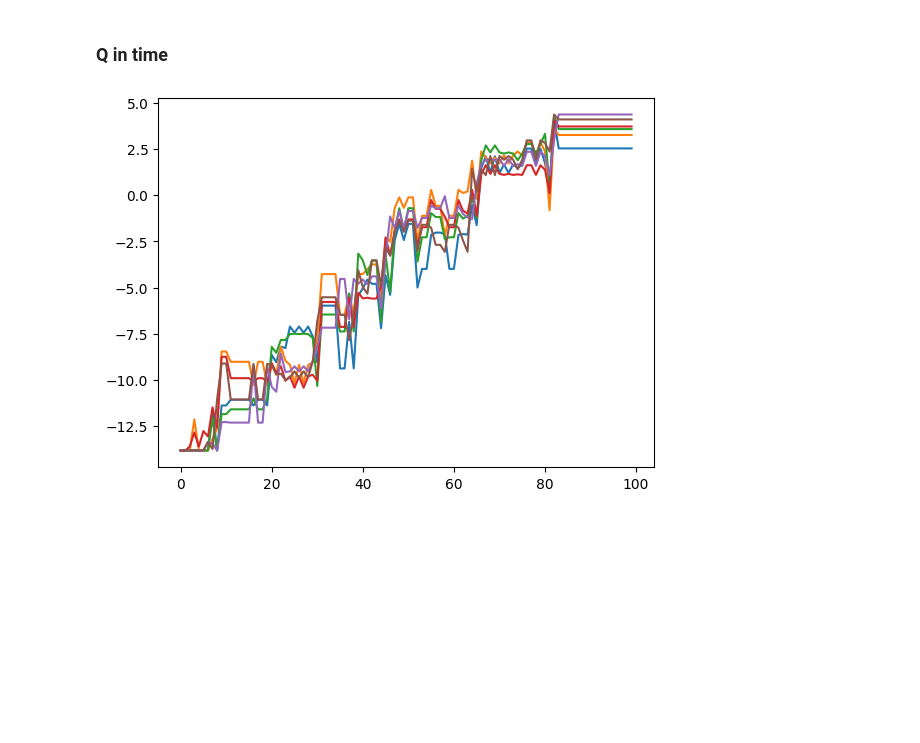
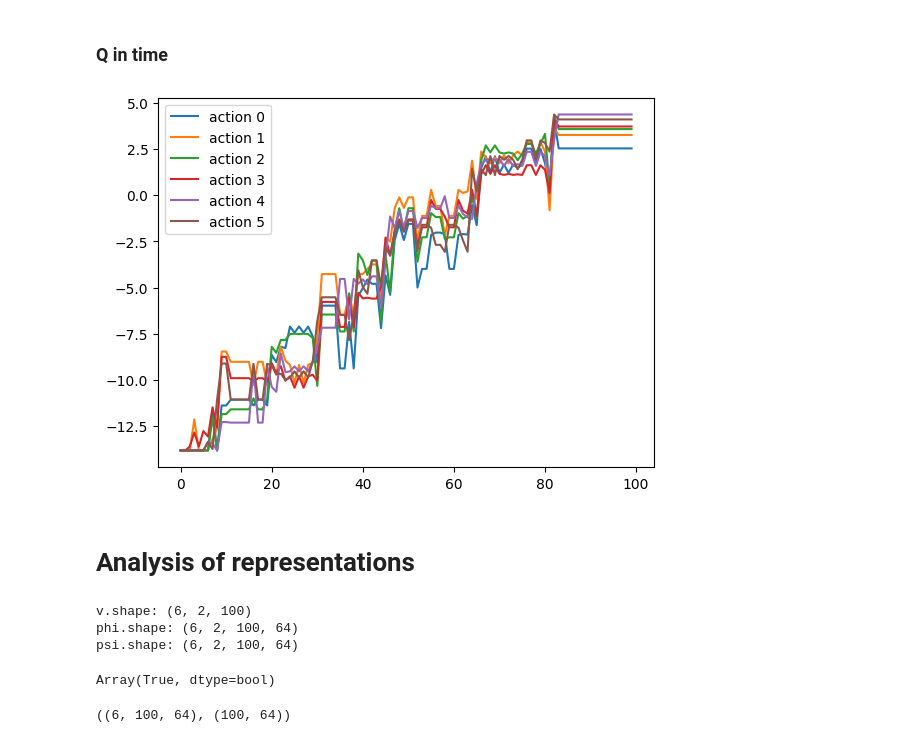
Before and after one commit to wladekpal/golden-standard, a Jupyter notebook: src/notebooks/18_07_25_post_hoc_analysis.ipynb, the cells around one changed output. Cells and saved outputs as stored; diff of their text form; code cells hidden in the pictures; blank space fills up the shorter version.

```diff
--- a/src/notebooks/18_07_25_post_hoc_analysis.ipynb
+++ b/src/notebooks/18_07_25_post_hoc_analysis.ipynb
@@ -249,7 +250,29 @@ plt.show()
 ### Q in time
 # %%
 for i in range(qs.shape[1]):
-    plt.plot(qs[:,i])
+    plt.plot(qs[:,i], label=f'action {i}')
+plt.legend()
 plt.show()
 # %% [output]
-[figure, old version]
+[figure, new version]
+# %% [markdown]
+# Analysis of representations
+# %%
+v, phi, psi= jax.vmap(agent.network.select('critic'), in_axes=(None, None, 1, None))(tr_states.reshape(tr_states.shape[0], -1), tr_states.reshape(tr_states.shape[0], -1), all_actions, True) # 6 x 2 x B
+print(f"v.shape: {v.shape}")
+print(f"phi.shape: {phi.shape}")
+print(f"psi.shape: {psi.shape}")
+# %% [output]
+v.shape: (6, 2, 100)
+phi.shape: (6, 2, 100, 64)
+psi.shape: (6, 2, 100, 64)
+# %%
+(psi[0,0,:5] == psi[1,0,:5]).all()
+# %% [output]
+Array(True, dtype=bool)
+# %%
+phi = phi[:,0,:]
+psi = psi[0,0,:]
+phi.shape, psi.shape
+# %% [output]
+((6, 100, 64), (100, 64))
```
Also changed, not shown: parts of 15 cells of this notebook.
